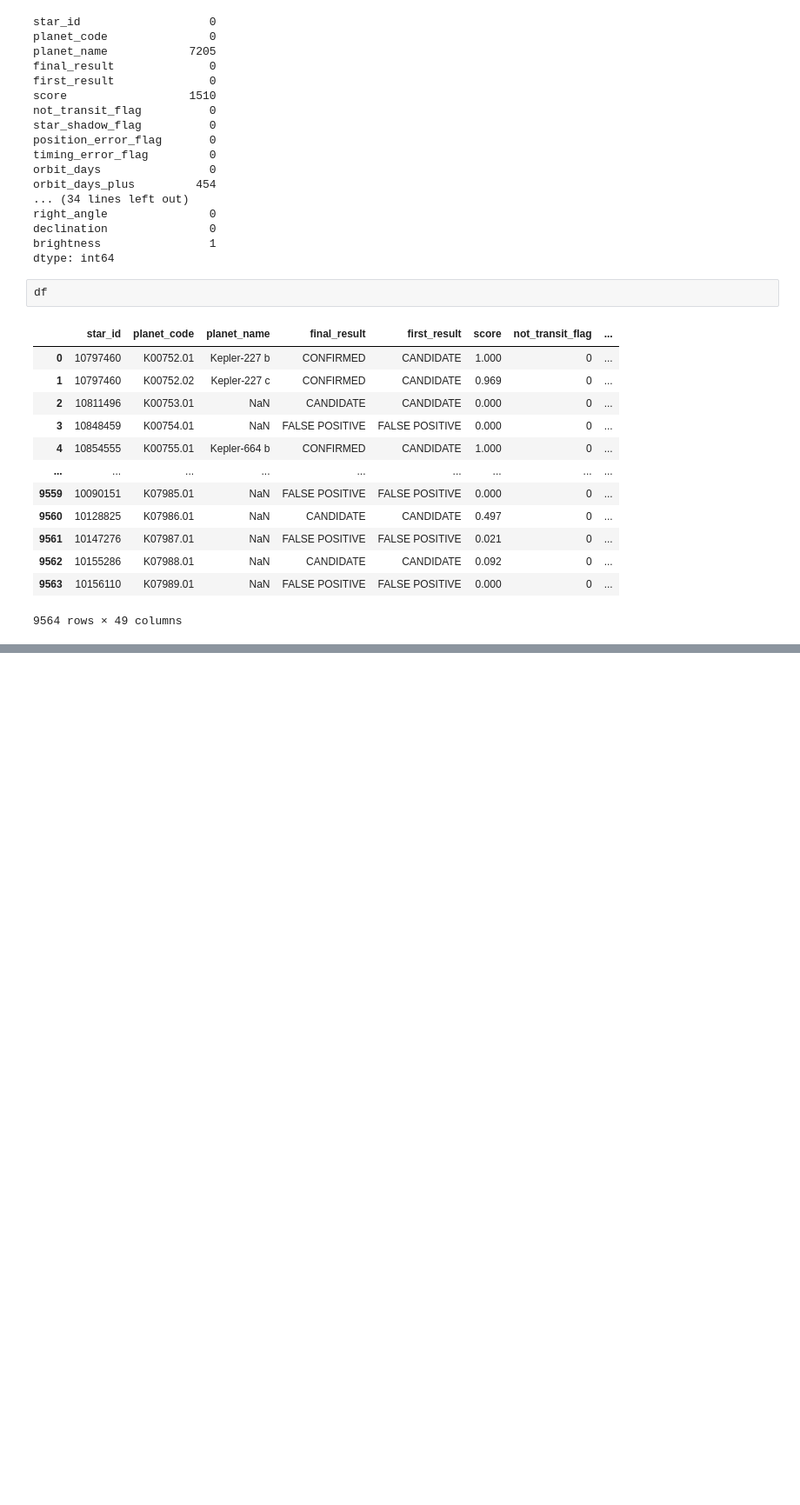
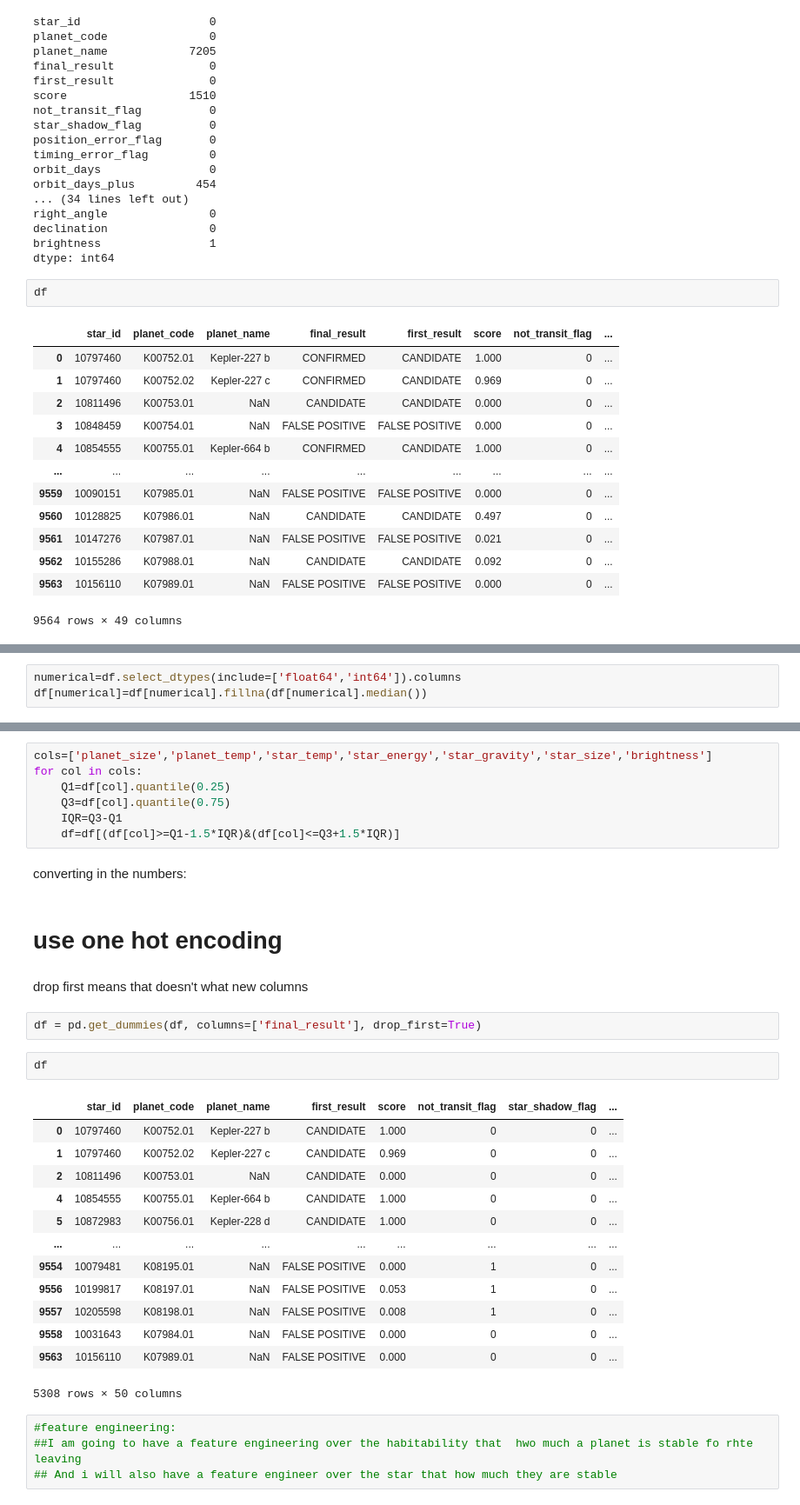
Before and after one commit to Khwa678/NASA-Exoplanetory, a Jupyter notebook: nasa-exoplanetory.ipynb, the cells around one changed output, grey strips where cells are left out. Shown at 87% size. Cells and saved outputs as stored; diff of their text form; blank space fills up the shorter version.

```diff
--- a/nasa-exoplanetory.ipynb
+++ b/nasa-exoplanetory.ipynb
@@ -518,0 +544,3 @@ df
+# %%
+numerical=df.select_dtypes(include=['float64','int64']).columns
+df[numerical]=df[numerical].fillna(df[numerical].median())
@@ -518,0 +585,35 @@ df
+# %%
+cols=['planet_size','planet_temp','star_temp','star_energy','star_gravity','star_size','brightness']
+for col in cols:
+    Q1=df[col].quantile(0.25)
+    Q3=df[col].quantile(0.75)
+    IQR=Q3-Q1
+    df=df[(df[col]>=Q1-1.5*IQR)&(df[col]<=Q3+1.5*IQR)]
+# %% [markdown]
+converting in the numbers:
+# %% [markdown]
+# use one hot encoding
+# %% [markdown]
+drop first means that doesn't what new columns
+# %%
+df = pd.get_dummies(df, columns=['final_result'], drop_first=True)
+# %%
+df
+# %% [output]
+|  | star_id | planet_code | planet_name | first_result | score | not_transit_flag | star_shadow_flag | ... |
+| 0 | 10797460 | K00752.01 | Kepler-227 b | CANDIDATE | 1.000 | 0 | 0 | ... |
+| 1 | 10797460 | K00752.02 | Kepler-227 c | CANDIDATE | 0.969 | 0 | 0 | ... |
+| 2 | 10811496 | K00753.01 | NaN | CANDIDATE | 0.000 | 0 | 0 | ... |
+| 4 | 10854555 | K00755.01 | Kepler-664 b | CANDIDATE | 1.000 | 0 | 0 | ... |
+| 5 | 10872983 | K00756.01 | Kepler-228 d | CANDIDATE | 1.000 | 0 | 0 | ... |
+| ... | ... | ... | ... | ... | ... | ... | ... | ... |
+| 9554 | 10079481 | K08195.01 | NaN | FALSE POSITIVE | 0.000 | 1 | 0 | ... |
+| 9556 | 10199817 | K08197.01 | NaN | FALSE POSITIVE | 0.053 | 1 | 0 | ... |
+| 9557 | 10205598 | K08198.01 | NaN | FALSE POSITIVE | 0.008 | 1 | 0 | ... |
+| 9558 | 10031643 | K07984.01 | NaN | FALSE POSITIVE | 0.000 | 0 | 0 | ... |
+| 9563 | 10156110 | K07989.01 | NaN | FALSE POSITIVE | 0.000 | 0 | 0 | ... |
+5308 rows × 50 columns
+# %%
+#feature engineering:
+##I am going to have a feature engineering over the habitability that  hwo much a planet is stable fo rhte leaving
+## And i will also have a feature engineer over the star that how much they are stable
```
Also changed, not shown: parts of 23 cells of this notebook.
